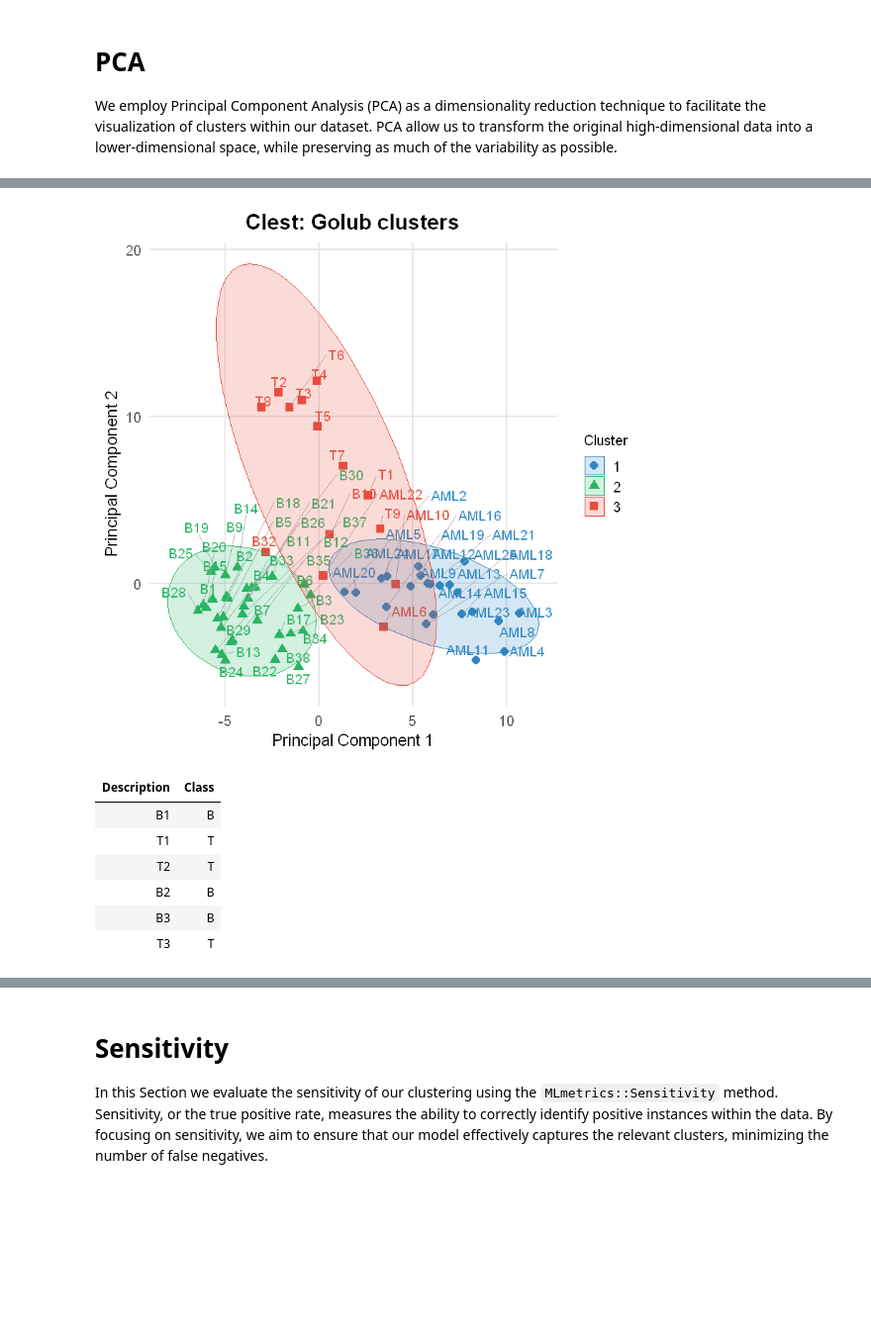
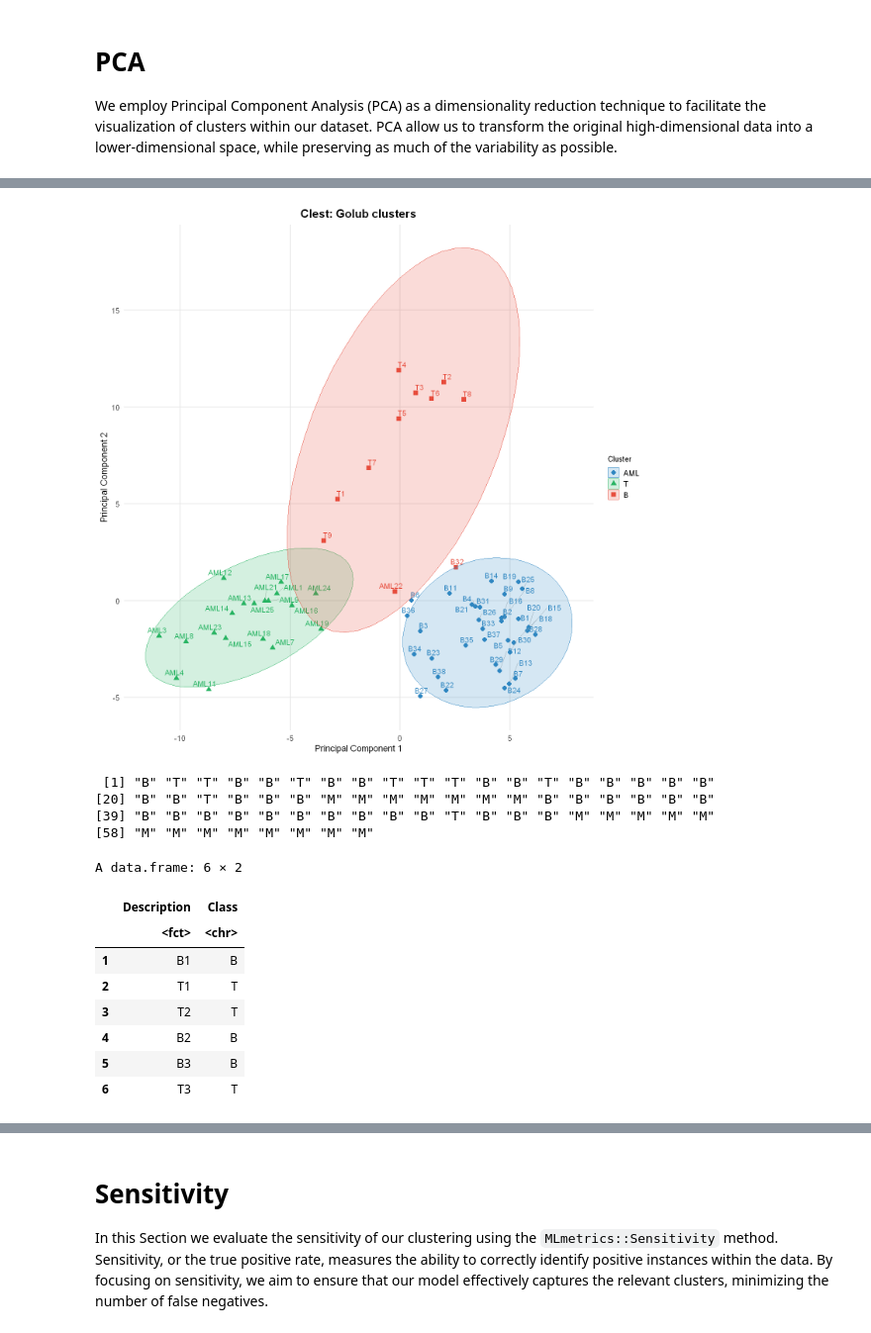
Before and after one commit to neobernad/evaluomeR, a Jupyter notebook: notebooks/use_cases/golub-clest.ipynb, the cells around one changed output, grey strips where cells are left out. Shown at 99% size. Saved outputs shown, nothing was run; the diff lists cells and outputs as text; code cells hidden in the pictures; blank space fills up the shorter version.

```diff
--- a/notebooks/use_cases/golub-clest.ipynb
+++ b/notebooks/use_cases/golub-clest.ipynb
@@ -206,3 +238,15 @@ ggplot(melted_data, aes(x = k, y = value, color = variable, linetype = variable,
 Running RSKC with the same parameters as Clest to retrieve the individuals per cluster.
 # %%
 rT<-RSKC(top_golub_matrix, ncl = clest_result$K, alpha = alpha, L1 = L1, nstart = nstart, silent = TRUE)
+# %%
+labels = rT$labels
+# %%
+trimmedRows = c()
+if (length(rT$oW) > 1) {
+    trimmedRows  = c(rT$oE,rT$oW)
+    trimmedRows = unique(trimmedRows)
+    trimmedRows = sort(trimmedRows)
+    message(paste0("\tNumber of trimmed cases: ", length(trimmedRows)))
+    top_golub = top_golub[-trimmedRows, ]
+    labels = labels[-trimmedRows]
+}
@@ -208,0 +255,6 @@ rT<-RSKC(top_golub_matrix, ncl = clest_result$K, alpha = alpha, L1 = L1, nstart
+# %%
+trimmedColumns = names(rT$weights)[rT$weights == 0]
+if (length(trimmedColumns) > 0) {
+    message(paste0("\tNumber of affected columns: ", length(trimmedColumns)))
+    top_golub = top_golub[, !(names(top_golub) %in% trimmedColumns)]
+}
@@ -210,7 +264,7 @@ rT<-RSKC(top_golub_matrix, ncl = clest_result$K, alpha = alpha, L1 = L1, nstart
 # PCA <a class="anchor" id="pca"></a>
 We employ Principal Component Analysis (PCA) as a dimensionality reduction technique to facilitate the visualization of clusters within our dataset. PCA allow us to transform the original high-dimensional data into a lower-dimensional space, while preserving as much of the variability as possible.
 # %%
-top_golub["inCluster"] = as.numeric(rT$labels)
+top_golub["inCluster"] = as.numeric(labels)
 pca_matrix = top_golub %>% select(-Description, -inCluster)
 pca_result <- prcomp(pca_matrix, scale. = TRUE)
 pca_df <- data.frame(pca_result$x)
@@ -231,6 +285,7 @@ options(repr.plot.width = 6.5, repr.plot.height = 6.5)
 custom_colors <- c("#2E86C1", "#28B463", "#E74C3C", "#9B59B6", "#F1C40F", "#7F8C8D")
 
 cluster_shapes <- c(16, 17, 15, 18, 19)
+cluster_labels = c("AML", "T", "B")
 
 ggplot(pca_df, aes(x = PC1, y = PC2, shape = Cluster, color = Cluster, label = Individual)) +
   geom_point(size = 3) +
@@ -251,9 +306,9 @@ ggplot(pca_df, aes(x = PC1, y = PC2, shape = Cluster, color = Cluster, label = I
     x = "Principal Component 1",
     y = "Principal Component 2"
   ) +
-  scale_shape_manual(values = cluster_shapes) +
-  scale_color_manual(values = custom_colors) +
-  scale_fill_manual(values = custom_colors) +
+  scale_shape_manual(values = cluster_shapes, labels = cluster_labels) +
+  scale_color_manual(values = custom_colors, labels = cluster_labels) +
+  scale_fill_manual(values = custom_colors, labels = cluster_labels) +
   theme_minimal(base_size = 15) +
   theme(
     plot.title = element_text(hjust = 0.5, size = 18, face = "bold"),
@@ -276,14 +332,25 @@ i Did you forget to specify a `group` aesthetic or to convert a numerical
 "ggrepel: 1 unlabeled data points (too many overlaps). Consider increasing max.overlaps"
-[figure, old version]
+[figure, new version]
+# %%
+gold_standard_classes = as.character(unlist(as.data.frame(leukemia)["Class"]))
+gold_standard_classes = gold_standard_classes[-trimmedRows]
+gold_standard_classes
+# %% [output]
+ [1] "B" "T" "T" "B" "B" "T" "B" "B" "T" "T" "T" "B" "B" "T" "B" "B" "B" "B" "B"
+[20] "B" "B" "T" "B" "B" "B" "M" "M" "M" "M" "M" "M" "M" "B" "B" "B" "B" "B" "B"
+[39] "B" "B" "B" "B" "B" "B" "B" "B" "B" "B" "T" "B" "B" "B" "M" "M" "M" "M" "M"
+[58] "M" "M" "M" "M" "M" "M" "M" "M"
 # %%
-top_golub["Class"] = as.data.frame(leukemia)["Class"]
+top_golub["Class"] = gold_standard_classes
 head(top_golub)[, c("Description", "Class")]
 # %% [output]
+A data.frame: 6 × 2
-| Description | Class |
-| B1 | B |
-| T1 | T |
-| T2 | T |
-| B2 | B |
-| B3 | B |
-| T3 | T |
+|  | Description | Class |
+|  | <fct> | <chr> |
+| 1 | B1 | B |
+| 2 | T1 | T |
+| 3 | T2 | T |
+| 4 | B2 | B |
+| 5 | B3 | B |
+| 6 | T3 | T |
 # %%
```
Also changed, not shown: parts of 22 cells of this notebook, 9 other files.
